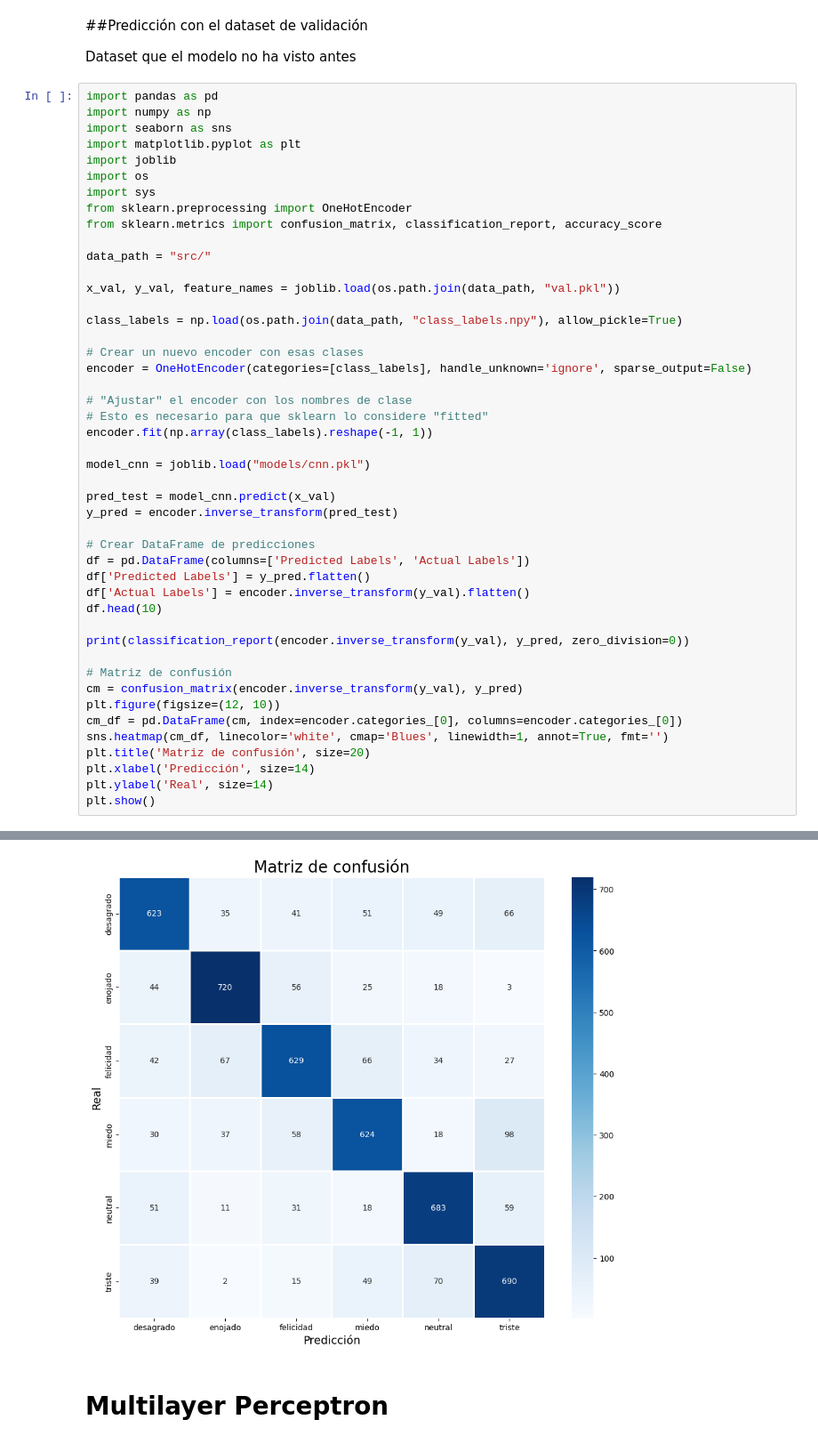
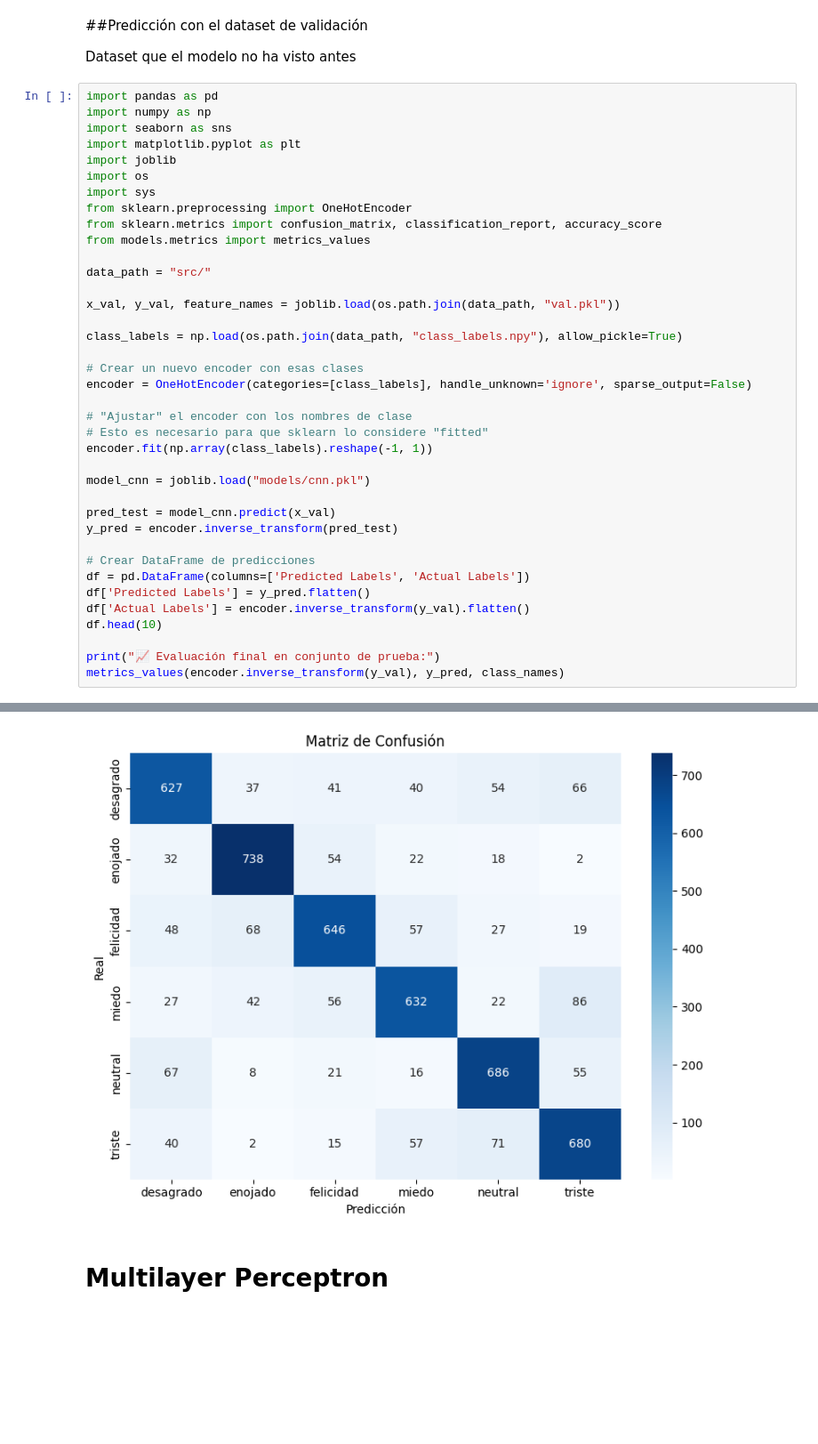
Before and after one commit to Grupo5-audio/ProyectoFinalG5, a Jupyter notebook: main.ipynb, the cells around one changed output, grey strips where cells are left out. Shown at 89% size. Drawn from its saved outputs; the diff is of its cells as text; blank space fills up the shorter version.

```diff
--- a/main.ipynb
+++ b/main.ipynb
@@ -392,6 +449,7 @@ import os
 import sys
 from sklearn.preprocessing import OneHotEncoder
 from sklearn.metrics import confusion_matrix, classification_report, accuracy_score
+from models.metrics import metrics_values
 
 data_path = "src/"
 
@@ -417,15 +475,6 @@ df['Predicted Labels'] = y_pred.flatten()
 df['Actual Labels'] = encoder.inverse_transform(y_val).flatten()
 df.head(10)
 
-print(classification_report(encoder.inverse_transform(y_val), y_pred, zero_division=0))
-
-# Matriz de confusión
-cm = confusion_matrix(encoder.inverse_transform(y_val), y_pred)
-plt.figure(figsize=(12, 10))
-cm_df = pd.DataFrame(cm, index=encoder.categories_[0], columns=encoder.categories_[0])
-sns.heatmap(cm_df, linecolor='white', cmap='Blues', linewidth=1, annot=True, fmt='')
-plt.title('Matriz de confusión', size=20)
-plt.xlabel('Predicción', size=14)
-plt.ylabel('Real', size=14)
-plt.show()
+print("📈 Evaluación final en conjunto de prueba:")
+metrics_values(encoder.inverse_transform(y_val), y_pred, class_names)
 # %% [output]
@@ -441,8 +494,8 @@ plt.show()
 
     accuracy                           0.77      5179
    macro avg       0.77      0.77      0.77      5179
 weighted avg       0.77      0.77      0.77      5179
-[figure, old version]
+[figure, new version]
 # %% [markdown]
 # Multilayer Perceptron
 # %%
```
Also changed, not shown: parts of 5 cells of this notebook.
